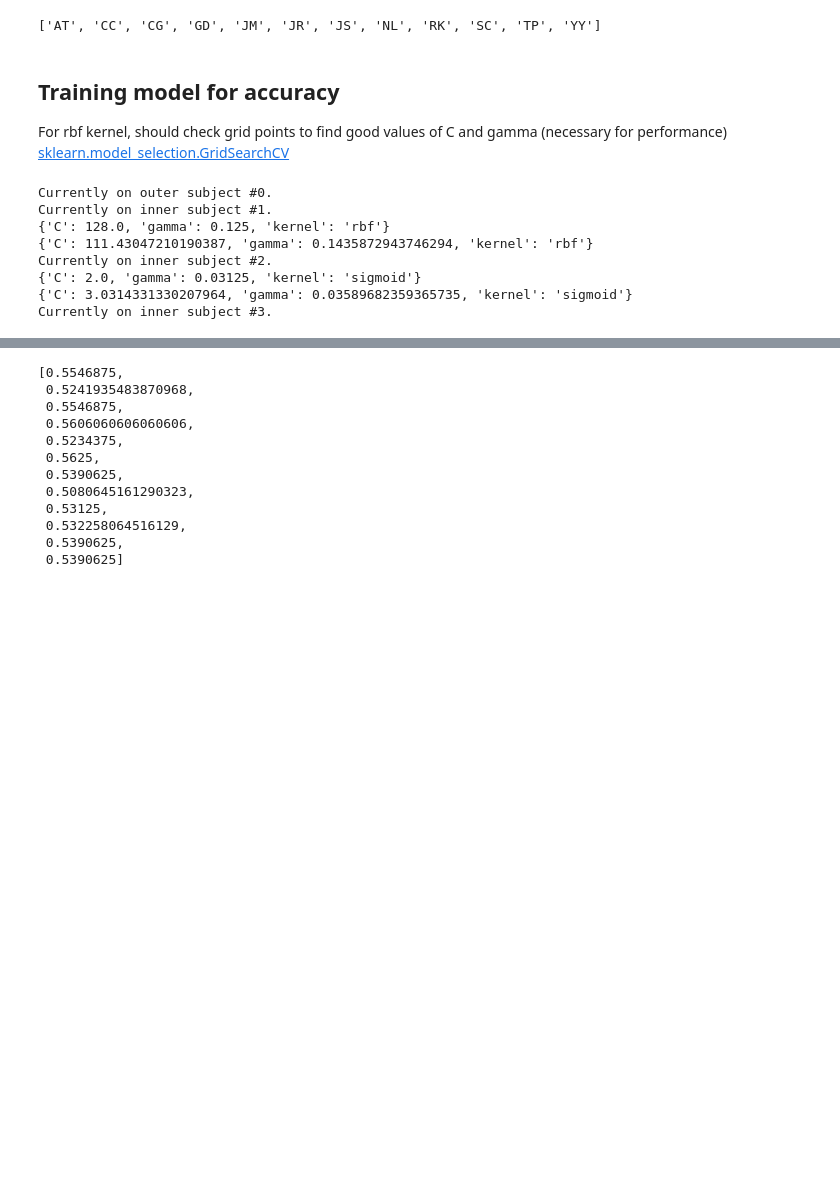
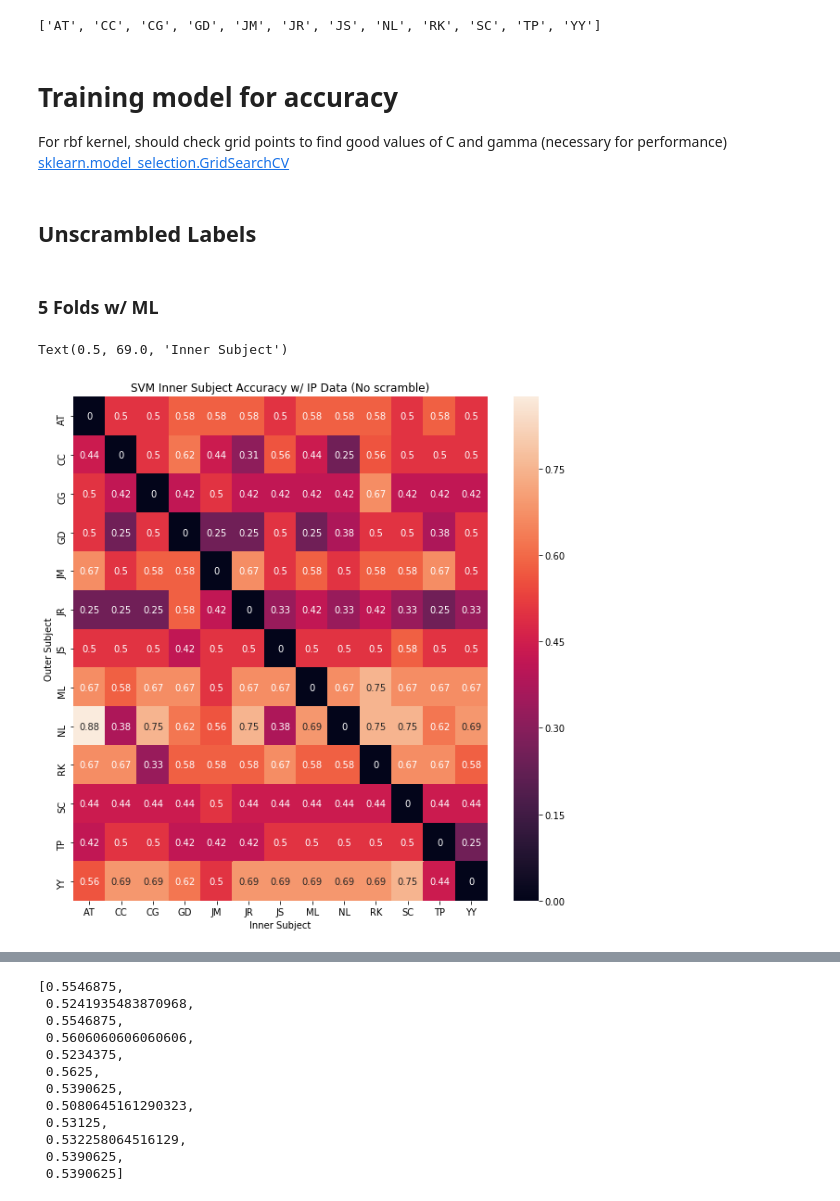
Before and after one commit to alexxyu/fmri-svm, a Jupyter notebook: SVM Classifier.ipynb, the cells around one changed output, grey strips where cells are left out. Drawn from its saved outputs; the diff is of its cells as text; code cells hidden in the pictures; blank space fills up the shorter version.

```diff
--- a/SVM Classifier.ipynb
+++ b/SVM Classifier.ipynb
@@ -32,12 +31,15 @@ Gets a list of subject IDs and file suffix, given a path to the data files
 Note: subject ID must be only 2 characters for this to work, and all data files
 must have same suffix
 '''
-def get_subjects(path):
+def get_subjects(path, removeML = False):
 
     files = os.listdir(path)
     subjects = [f[:2] for f in files]
     suffix = files[0][2:]
-    subjects.remove('ML')
+
+    if removeML:
+        subjects.remove('ML')
+
     subjects.sort()
 
     return subjects, suffix
@@ -171,5 +143,27 @@ def generate_data(subjects, inner_test_subject, outer_test_subject, path, suffix
     y_train = np.stack(y_train, axis=0)
 
     return x_train, y_train, x_test_inner, y_test_inner, x_test_outer, y_test_outer
+# %%
+def get_optimal_run(x_train, y_train, x_test, y_test, kernels, gamma_range, C_range):
+
+    gamma_vals = np.logspace(gamma_range['start'], gamma_range['stop'], gamma_range['num'], base=gamma_range['base'])
+    C_vals = np.logspace(C_range['start'], C_range['stop'], C_range['num'], base=C_range['base'])
+
+    param_grid = ParameterGrid({'kernel': kernels, 'gamma': gamma_vals, 'C': C_vals})
+
+    best_acc = 0
+    best_params = None
+    for params in list(param_grid):
+
+        svclassifier = SVC(kernel=params['kernel'], gamma=params['gamma'], C=params['C'], max_iter=-1)
+        svclassifier.fit(x_train, y_train)
+
+        curr_acc = svclassifier.score(x_test, y_test)
+
+        if curr_acc > best_acc:
+            best_acc = curr_acc
+            best_params = params
+
+    return best_params, best_acc
 # %%
 '''
@@ -246,24 +238,31 @@ def train(path, roi, conds, block_length, gamma_range, C_range, scramble=False):
 # %% [markdown]
-## Training model for accuracy
+# Training model for accuracy
 
 For rbf kernel, should check grid points to find good values of C and gamma (necessary for performance) <br>
 <a href="https://scikit-learn.org/stable/modules/svm.html#parameters-of-the-rbf-kernel"> sklearn.model_selection.GridSearchCV </a><br>
+# %% [markdown]
+## Unscrambled Labels
+# %% [markdown]
+### 5 Folds w/ ML
 # %%
 path = r'scans/output/PRE/'
 roi = 1                            # V1-roi: 0, MT-roi: 1
 conds = [1, 3]                     # trained_cp: 0, trained_ip: 1, untrained_cp: 2, untrained_ip: 3
 block_length = 624
+folds = 5
 
+gamma_range = {'start': -13, 'stop': 1, 'num': 8, 'base': 2.0}
 C_range = {'start': -3, 'stop': 11, 'num': 8, 'base': 2.0}
-gamma_range = {'start': -13, 'stop': 1, 'num': 8, 'base': 2.0}
 
-accs_scrambled, outer_accs_scrambled = train(path, roi, conds, block_length, gamma_range, C_range, scramble=True)
+inner_accs, outer_accs = train(path, roi, conds, block_length, gamma_range, C_range, folds)
-# %% [output]
-Currently on outer subject #0.
-Currently on inner subject #1.
-{'C': 128.0, 'gamma': 0.125, 'kernel': 'rbf'}
-{'C': 111.43047210190387, 'gamma': 0.1435872943746294, 'kernel': 'rbf'}
-Currently on inner subject #2.
-{'C': 2.0, 'gamma': 0.03125, 'kernel': 'sigmoid'}
-{'C': 3.0314331330207964, 'gamma': 0.03589682359365735, 'kernel': 'sigmoid'}
-Currently on inner subject #3.
+# %%
+plt.figure(figsize=(10,10))
+ax = sns.heatmap(outer_accs.fillna(value=0), annot=True)
+bottom, top = ax.get_ylim()
+ax.set_ylim(bottom + 0.5, top - 0.5)
+ax.set_title('SVM Inner Subject Accuracy w/ IP Data (No scramble)')
+ax.set_ylabel('Outer Subject')
+ax.set_xlabel('Inner Subject')
+# %% [output]
+Text(0.5, 69.0, 'Inner Subject')
+[figure, added]
```
Also changed, not shown: parts of 29 cells of this notebook, 1 other file.
